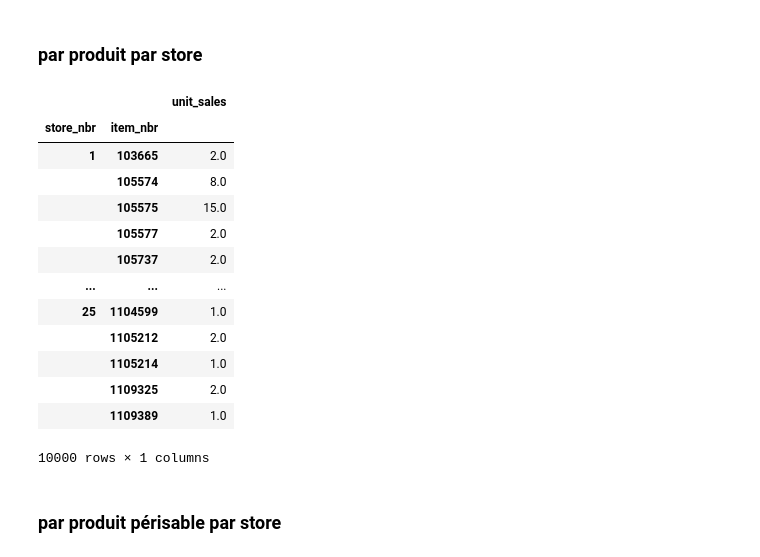
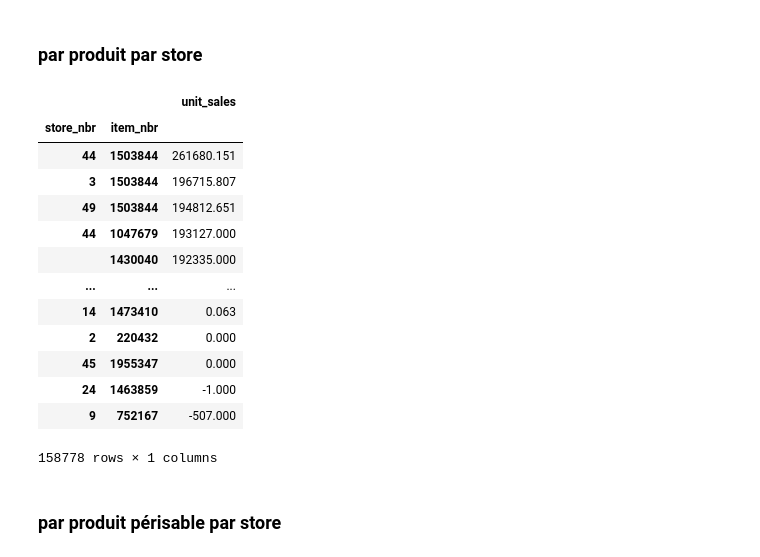
Before and after one commit to didine13/forecasting_for_sales, a Jupyter notebook: notebooks/nhouyvanisvong_dataexplo2.ipynb, the cells around one changed output. Saved outputs shown, nothing was run; the diff lists cells and outputs as text; code cells hidden in the pictures.

```diff
--- a/notebooks/nhouyvanisvong_dataexplo2.ipynb
+++ b/notebooks/nhouyvanisvong_dataexplo2.ipynb
@@ -25,0 +35,6 @@ Date is an object (Convert datetime)
+# %%
+train_data['month'] = train_data['date'].dt.month
+# %%
+train_data['day'] = train_data['date'].dt.day
+# %%
+train_data['dayofweek'] = train_data['date'].dt.dayofweek
@@ -495 +389,5 @@ train_data.shape
+# %%
+# columns Unnamed: 0 drop
+
+train_data.drop(columns='Unnamed: 0', inplace=True)
 # %%
@@ -539,22 +460,23 @@ Index(['id', 'date', 'store_nbr', 'item_nbr', 'unit_sales', 'onpromotion',
 # %% [markdown]
 ### par produit par store
 # %%
-train_items_stores.groupby(['store_nbr', 'item_nbr']).sum()[['unit_sales']]
+by_product_by_store = train_items_stores.groupby(['store_nbr', 'item_nbr']).sum()['unit_sales'].sort_values(ascending=False)
+pd.DataFrame(by_product_by_store)
 # %% [output]
 |  |  | unit_sales |
 | store_nbr | item_nbr |  |
-| 1 | 103665 | 2.0 |
-|  | 105574 | 8.0 |
-|  | 105575 | 15.0 |
-|  | 105577 | 2.0 |
-|  | 105737 | 2.0 |
+| 44 | 1503844 | 261680.151 |
+| 3 | 1503844 | 196715.807 |
+| 49 | 1503844 | 194812.651 |
+| 44 | 1047679 | 193127.000 |
+|  | 1430040 | 192335.000 |
 | ... | ... | ... |
-| 25 | 1104599 | 1.0 |
-|  | 1105212 | 2.0 |
-|  | 1105214 | 1.0 |
-|  | 1109325 | 2.0 |
-|  | 1109389 | 1.0 |
+| 14 | 1473410 | 0.063 |
+| 2 | 220432 | 0.000 |
+| 45 | 1955347 | 0.000 |
+| 24 | 1463859 | -1.000 |
+| 9 | 752167 | -507.000 |
-10000 rows × 1 columns
+158778 rows × 1 columns
 # %% [markdown]
 ### par produit périsable par store
 # %%
```
Also changed, not shown: parts of 61 cells of this notebook.
